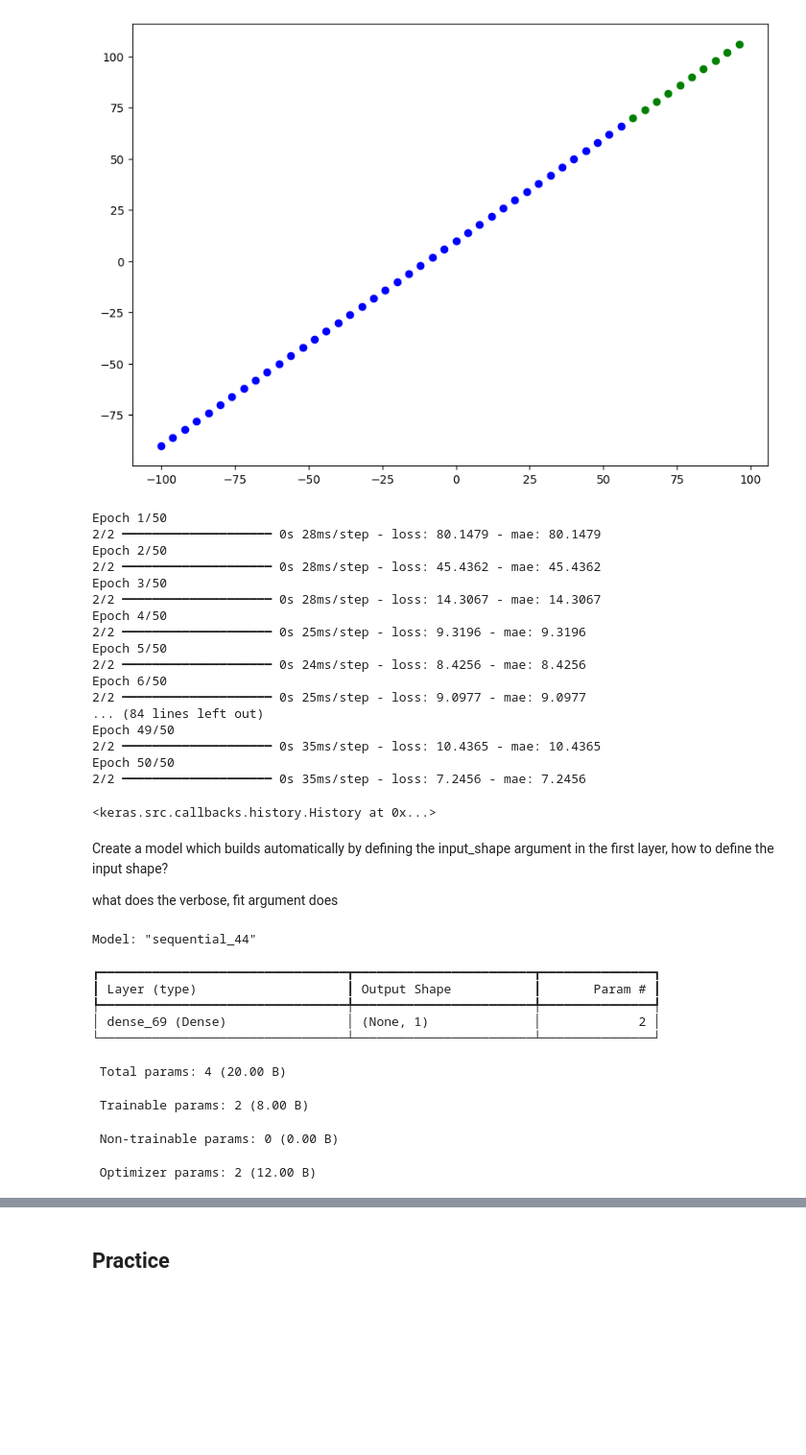
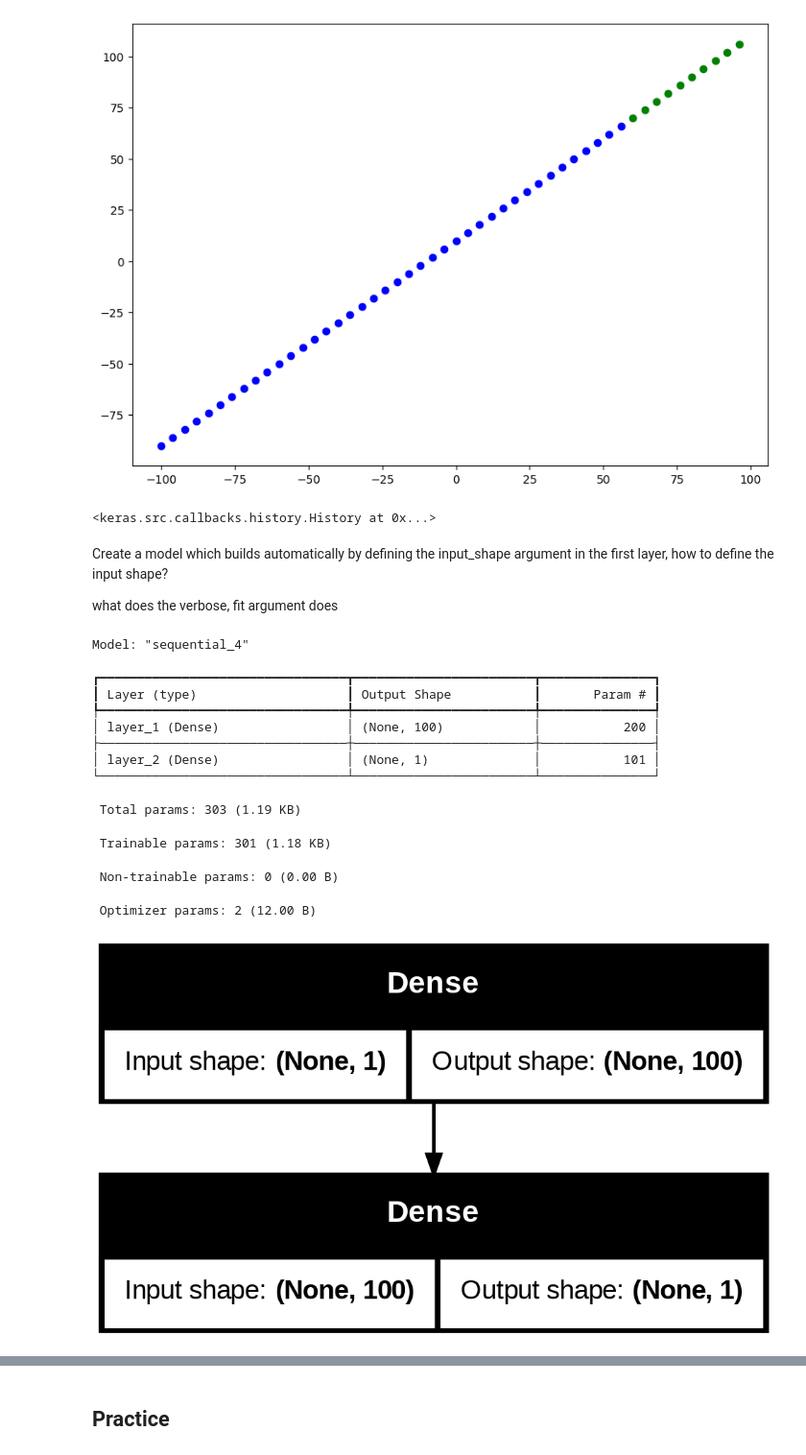
Before and after one commit to Sayantan615/Practice-Code, a Jupyter notebook: Tensorflow Labs/tensorflow_regression.ipynb, the cells around one changed output, grey strips where cells are left out. Shown at 96% size. Saved outputs shown, nothing was run; the diff lists cells and outputs as text; code cells hidden in the pictures; blank space fills up the shorter version.

```diff
--- a/Tensorflow Labs/tensorflow_regression.ipynb
+++ b/Tensorflow Labs/tensorflow_regression.ipynb
@@ -215,33 +200,17 @@ plt.scatter(X_test, y_test, c='green', label="Testing Data")
 [figure]
 # %%
 model = tf.keras.Sequential([
-    tf.keras.layers.Dense(1, input_shape=[1])
+    tf.keras.layers.Dense(100, input_shape=[1], name='layer_1'),
+    tf.keras.layers.Dense(1, name='layer_2')
 ])
 
 model.compile(loss=tf.keras.losses.mae,
               optimizer=tf.keras.optimizers.SGD(),
               metrics=['mae'])
 
-model.fit(X_train, y_train, epochs=50)
+model.fit(X_train, y_train, epochs=100, verbose=0)
 # %% [output]
-Epoch 1/50
-2/2 ━━━━━━━━━━━━━━━━━━━━ 0s 28ms/step - loss: 80.1479 - mae: 80.1479
-Epoch 2/50
-2/2 ━━━━━━━━━━━━━━━━━━━━ 0s 28ms/step - loss: 45.4362 - mae: 45.4362
-Epoch 3/50
-2/2 ━━━━━━━━━━━━━━━━━━━━ 0s 28ms/step - loss: 14.3067 - mae: 14.3067
-Epoch 4/50
-2/2 ━━━━━━━━━━━━━━━━━━━━ 0s 25ms/step - loss: 9.3196 - mae: 9.3196
-Epoch 5/50
-2/2 ━━━━━━━━━━━━━━━━━━━━ 0s 24ms/step - loss: 8.4256 - mae: 8.4256
-Epoch 6/50
-2/2 ━━━━━━━━━━━━━━━━━━━━ 0s 25ms/step - loss: 9.0977 - mae: 9.0977
-... (84 lines left out)
-Epoch 49/50
-2/2 ━━━━━━━━━━━━━━━━━━━━ 0s 35ms/step - loss: 10.4365 - mae: 10.4365
-Epoch 50/50
-2/2 ━━━━━━━━━━━━━━━━━━━━ 0s 35ms/step - loss: 7.2456 - mae: 7.2456
+<keras.src.callbacks.history.History at 0x...>
-<keras.src.callbacks.history.History at 0x...>
 # %% [markdown]
 Create a model which builds automatically by defining the input_shape argument in the first layer, how to define the input shape?
 
@@ -249,13 +218,20 @@ what does the verbose, fit argument does
 # %%
 model.summary()
 # %% [output]
-Model: "sequential_44"
+Model: "sequential_4"
 ┏━━━━━━━━━━━━━━━━━━━━━━━━━━━━━━━━━┳━━━━━━━━━━━━━━━━━━━━━━━━┳━━━━━━━━━━━━━━━┓
 ┃ Layer (type)                    ┃ Output Shape           ┃       Param # ┃
 ┡━━━━━━━━━━━━━━━━━━━━━━━━━━━━━━━━━╇━━━━━━━━━━━━━━━━━━━━━━━━╇━━━━━━━━━━━━━━━┩
-│ dense_69 (Dense)                │ (None, 1)              │             2 │
+│ layer_1 (Dense)                 │ (None, 100)            │           200 │
+├─────────────────────────────────┼────────────────────────┼───────────────┤
+│ layer_2 (Dense)                 │ (None, 1)              │           101 │
 └─────────────────────────────────┴────────────────────────┴───────────────┘
- Total params: 4 (20.00 B)
+ Total params: 303 (1.19 KB)
- Trainable params: 2 (8.00 B)
+ Trainable params: 301 (1.18 KB)
  Non-trainable params: 0 (0.00 B)
  Optimizer params: 2 (12.00 B)
+# %%
+from tensorflow.keras.utils import plot_model
+plot_model(model, show_shapes=True)
+# %% [output]
+[figure, added]
```
Also changed, not shown: parts of 13 cells of this notebook.
